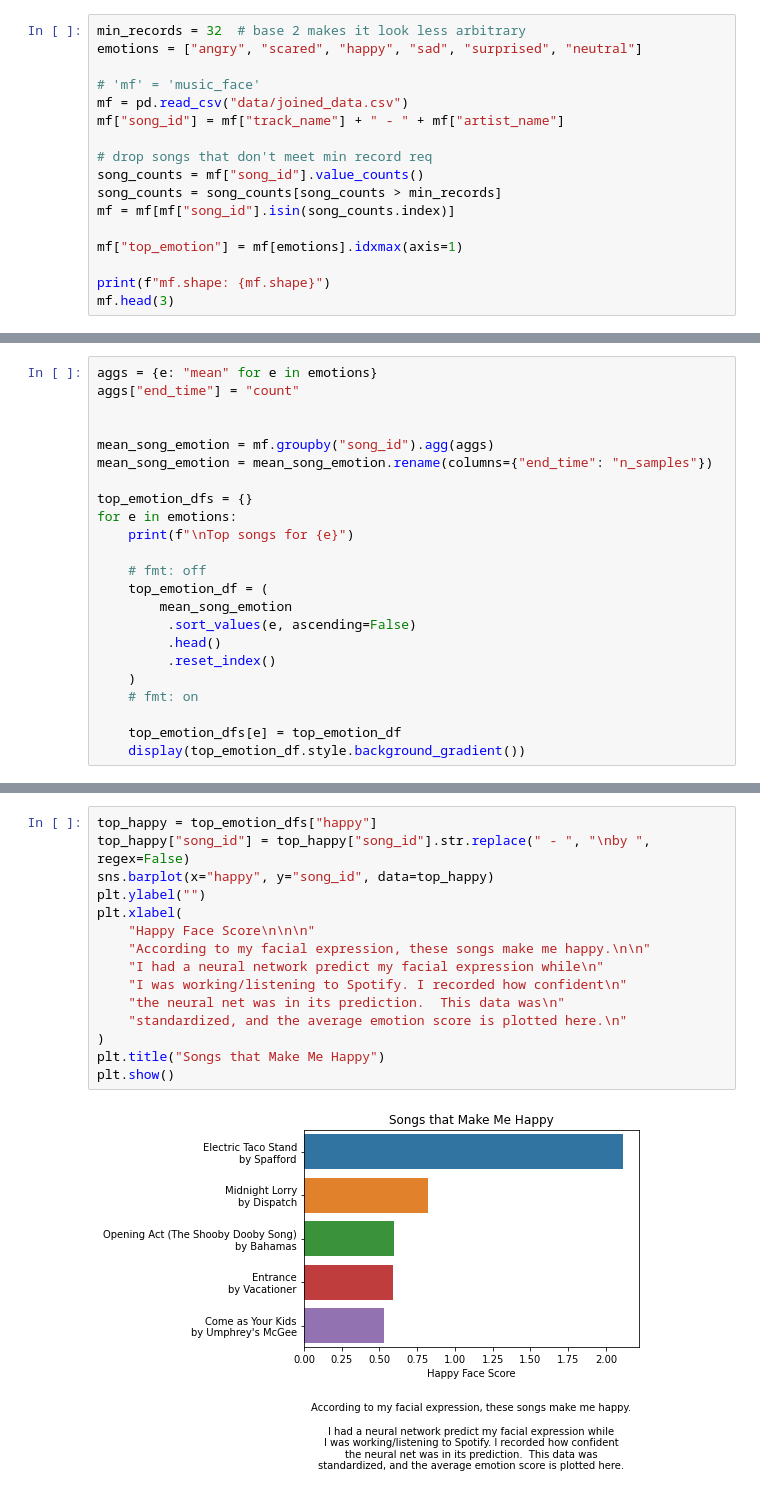
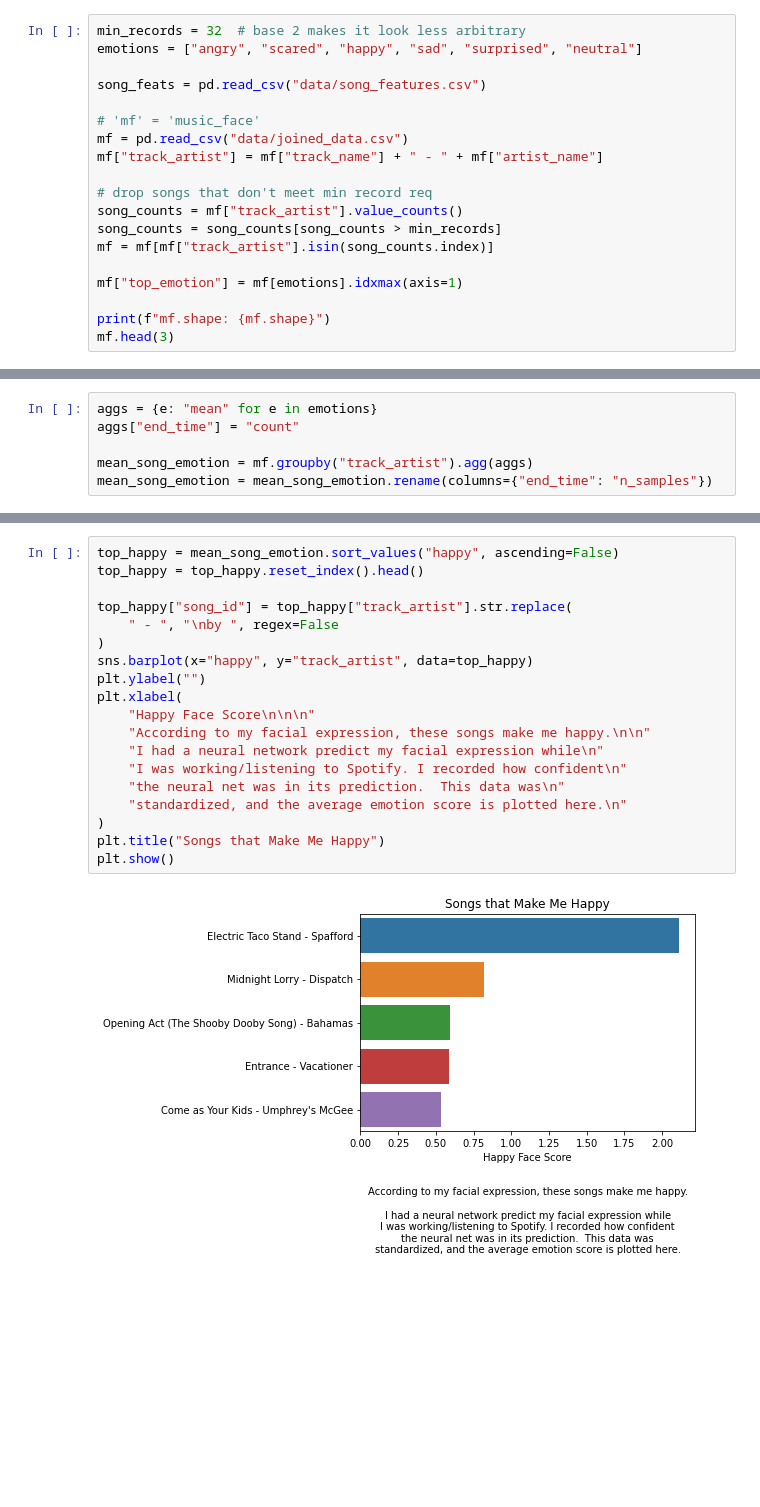
Before and after one commit to AdamSpannbauer/spotify_facial_expression, a Jupyter notebook: eda.ipynb, the cells around one changed output, grey strips where cells are left out. Cells and saved outputs as stored; diff of their text form; blank space fills up the shorter version.

```diff
--- a/eda.ipynb
+++ b/eda.ipynb
@@ -17,14 +16,16 @@ import matplotlib.pyplot as plt
 min_records = 32  # base 2 makes it look less arbitrary
 emotions = ["angry", "scared", "happy", "sad", "surprised", "neutral"]
 
+song_feats = pd.read_csv("data/song_features.csv")
+
 # 'mf' = 'music_face'
 mf = pd.read_csv("data/joined_data.csv")
-mf["song_id"] = mf["track_name"] + " - " + mf["artist_name"]
+mf["track_artist"] = mf["track_name"] + " - " + mf["artist_name"]
 
 # drop songs that don't meet min record req
-song_counts = mf["song_id"].value_counts()
+song_counts = mf["track_artist"].value_counts()
 song_counts = song_counts[song_counts > min_records]
-mf = mf[mf["song_id"].isin(song_counts.index)]
+mf = mf[mf["track_artist"].isin(song_counts.index)]
 
 mf["top_emotion"] = mf[emotions].idxmax(axis=1)
 
@@ -72,23 +73,6 @@ mf[emotions] = mf[emotions].apply(std_scale)
 aggs = {e: "mean" for e in emotions}
 aggs["end_time"] = "count"
 
-
-mean_song_emotion = mf.groupby("song_id").agg(aggs)
+mean_song_emotion = mf.groupby("track_artist").agg(aggs)
 mean_song_emotion = mean_song_emotion.rename(columns={"end_time": "n_samples"})
-
-top_emotion_dfs = {}
-for e in emotions:
-    print(f"\nTop songs for {e}")
-
-    # fmt: off
-    top_emotion_df = (
-        mean_song_emotion
-         .sort_values(e, ascending=False)
-         .head()
-         .reset_index()
-    )
-    # fmt: on
-
-    top_emotion_dfs[e] = top_emotion_df
-    display(top_emotion_df.style.background_gradient())
 # %% [output]
@@ -137,19 +79,23 @@ Top songs for neutral
 [interactive output not drawn]
 # %%
-top_happy = top_emotion_dfs["happy"]
-top_happy["song_id"] = top_happy["song_id"].str.replace(" - ", "\nby ", regex=False)
-sns.barplot(x="happy", y="song_id", data=top_happy)
+top_happy = mean_song_emotion.sort_values("happy", ascending=False)
+top_happy = top_happy.reset_index().head()
+
+top_happy["song_id"] = top_happy["track_artist"].str.replace(
+    " - ", "\nby ", regex=False
+)
+sns.barplot(x="happy", y="track_artist", data=top_happy)
 plt.ylabel("")
 plt.xlabel(
     "Happy Face Score\n\n\n"
     "According to my facial expression, these songs make me happy.\n\n"
     "I had a neural network predict my facial expression while\n"
     "I was working/listening to Spotify. I recorded how confident\n"
     "the neural net was in its prediction.  This data was\n"
     "standardized, and the average emotion score is plotted here.\n"
 )
 plt.title("Songs that Make Me Happy")
 plt.show()
 # %% [output]
-[figure, old version]
+[figure, new version]
 [interactive output not drawn]
```
Also changed, not shown: parts of 4 cells of this notebook.
